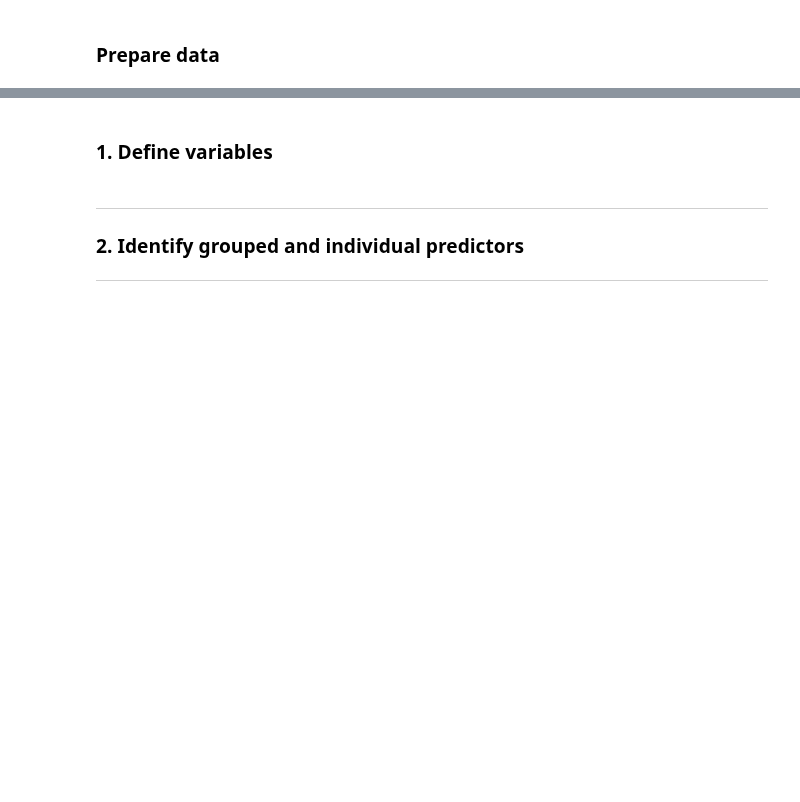
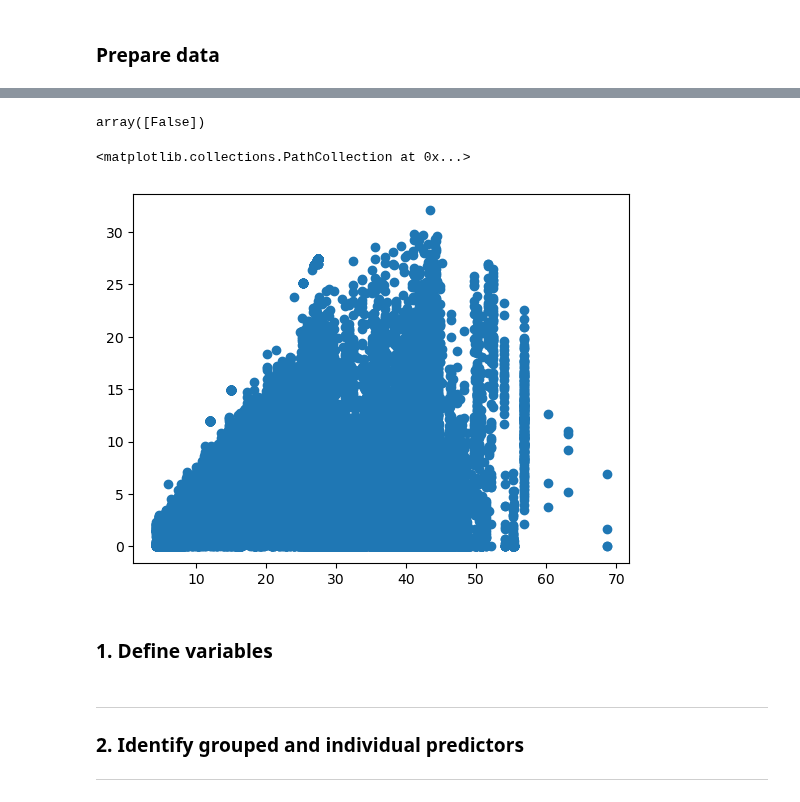
Before and after one commit to masher92/FutureFlood, a Jupyter notebook: AnalyseResults/RandomForest/BASIC.ipynb, the cells around one changed output, grey strips where cells are left out. Drawn from its saved outputs; the diff is of its cells as text; code cells hidden in the pictures; blank space fills up the shorter version.

```diff
--- a/AnalyseResults/RandomForest/BASIC.ipynb
+++ b/AnalyseResults/RandomForest/BASIC.ipynb
@@ -43,0 +46,3 @@ subset_early = create_temporal_subset(df, "before", 2020).copy()
+# %%
+cols = ["x_coord", "y_coord"]
+df["peak_cell_id"] = df.groupby(cols, sort=False).ngroup()
@@ -44,3 +171,15 @@ subset_early = create_temporal_subset(df, "before", 2020).copy()
+# %%
+df['fumax_at_peak'] = df['fumax_at_peak'] * 1000
+df['fu_at_peak_new'] = df['fu_at_peak_new'] * 1000
+# %%
+np.unique(df['fumax_at_peak'] < df["fu_at_peak_new"])
+# %% [output]
+array([False])
+# %%
+plt.scatter(df['fumax_at_peak'], df["fu_at_peak_new"])
+# %% [output]
+<matplotlib.collections.PathCollection at 0x...>
+[figure, added]
 # %%
 subset_early['cluster_flood_10_area_t80_new'] = subset_early['cluster_flood_10_area_t80'] - subset_early['10cm_area']
 subset_early['cluster_flood_10_area_t60_new'] = subset_early['cluster_flood_10_area_t60'] - subset_early['10cm_area']
```
Also changed, not shown: parts of 4 cells of this notebook, 19 other files.
